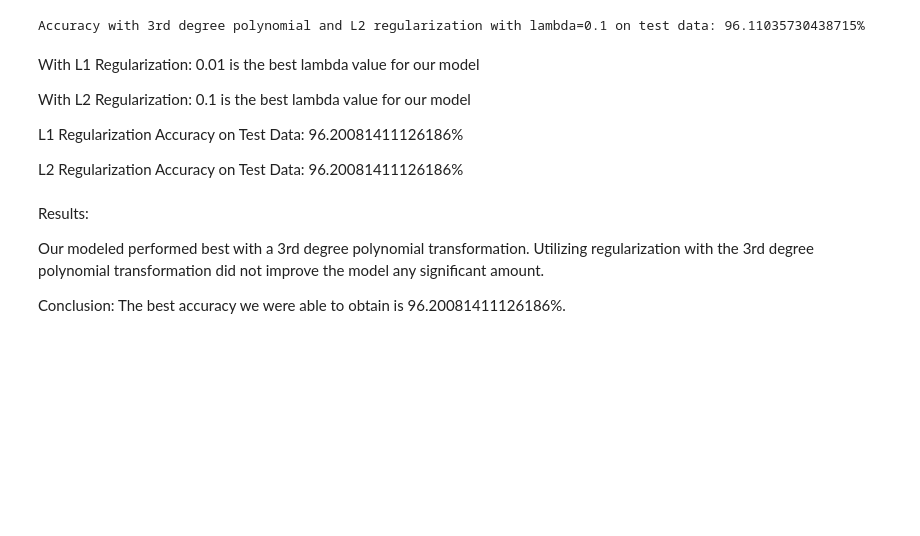
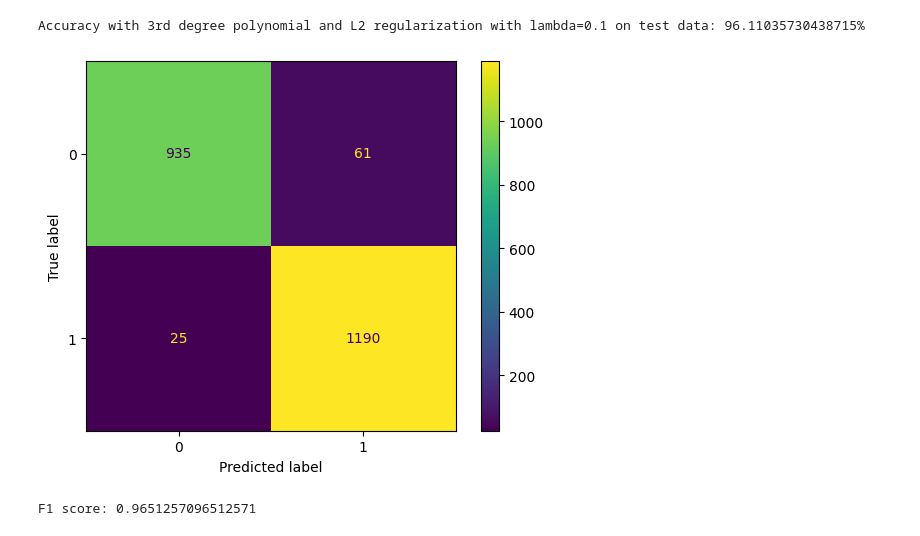
Before and after one commit to rakeebh7233/phishing-prediction, a Jupyter notebook: logistic_regression.ipynb, the cells around one changed output. Cells and saved outputs as stored; diff of their text form; code cells hidden in the pictures; blank space fills up the shorter version.

```diff
--- a/logistic_regression.ipynb
+++ b/logistic_regression.ipynb
@@ -246,17 +242,16 @@ score = accuracy_score(y_2d_test, y_hat)
 print(f"Accuracy with 3rd degree polynomial and L2 regularization with lambda=0.1 on test data: {score*100}%")
 # %% [output]
 Accuracy with 3rd degree polynomial and L2 regularization with lambda=0.1 on test data: 96.11035730438715%
-# %% [markdown]
-With L1 Regularization: 0.01 is the best lambda value for our model
-
-With L2 Regularization: 0.1 is the best lambda value for our model
-
-L1 Regularization Accuracy on Test Data: 96.20081411126186%
-
-L2 Regularization Accuracy on Test Data: 96.20081411126186%
-# %% [markdown]
-Results:
-
-Our modeled performed best with a 3rd degree polynomial transformation. Utilizing regularization with the 3rd degree polynomial transformation did not improve the model any significant amount.
-
-Conclusion: The best accuracy we were able to obtain is 96.20081411126186%.
+# %%
+from sklearn.metrics import confusion_matrix, ConfusionMatrixDisplay
+from sklearn.metrics import f1_score
+
+cm = confusion_matrix(y_2d_test, y_hat)
+disp = ConfusionMatrixDisplay(confusion_matrix=cm)
+disp.plot()
+plt.show()
+
+print("F1 score:", f1_score(y_2d_test, y_hat))
+# %% [output]
+[figure, added]
+F1 score: 0.9651257096512571
```
Also changed, not shown: parts of 6 cells of this notebook.
